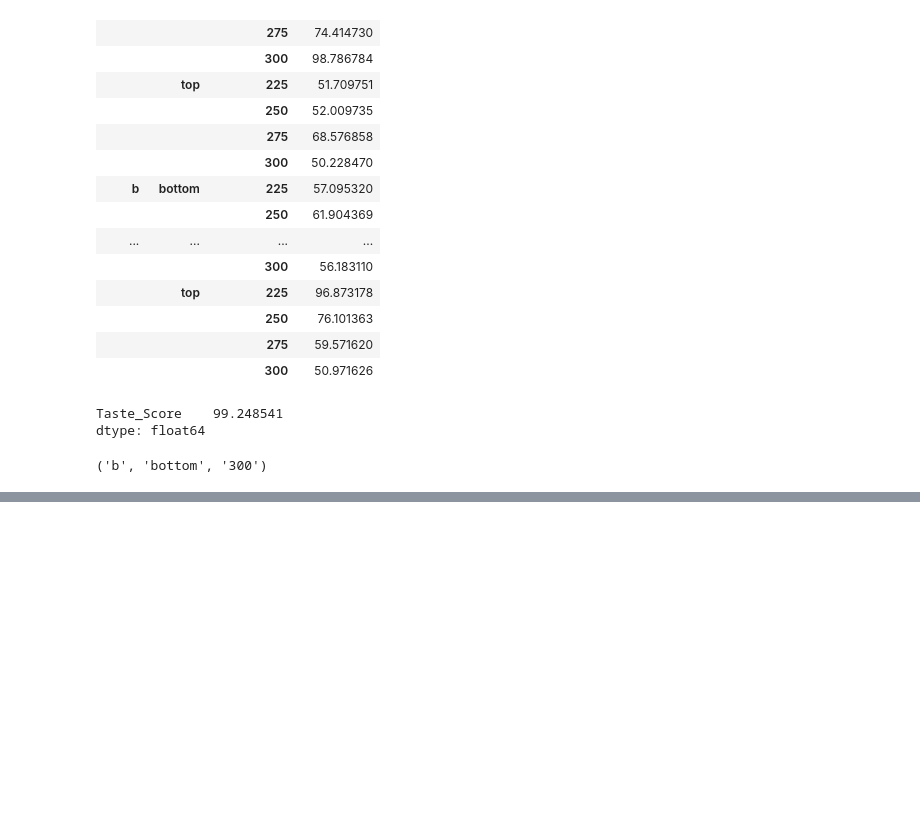
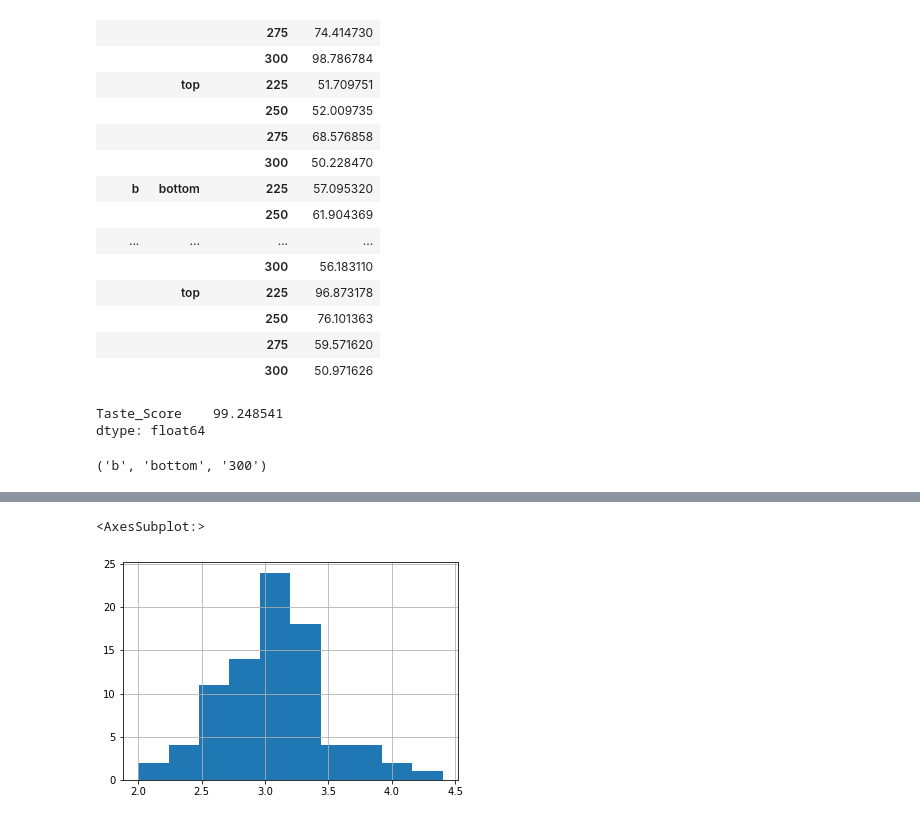
Before and after one commit to ForrestMccrosky/classification-exercises, a Jupyter notebook: classification_exercises.ipynb, the cells around one changed output, grey strips where cells are left out. Cells and saved outputs as stored; diff of their text form; code cells hidden in the pictures; blank space fills up the shorter version.

```diff
--- a/classification_exercises.ipynb
+++ b/classification_exercises.ipynb
@@ -586,0 +699,5 @@ column.idxmax()
+# %%
+train.sepal_width.hist()
+# %% [output]
+<AxesSubplot:>
+[figure, added]
```
Also changed, not shown: parts of 53 cells of this notebook.
